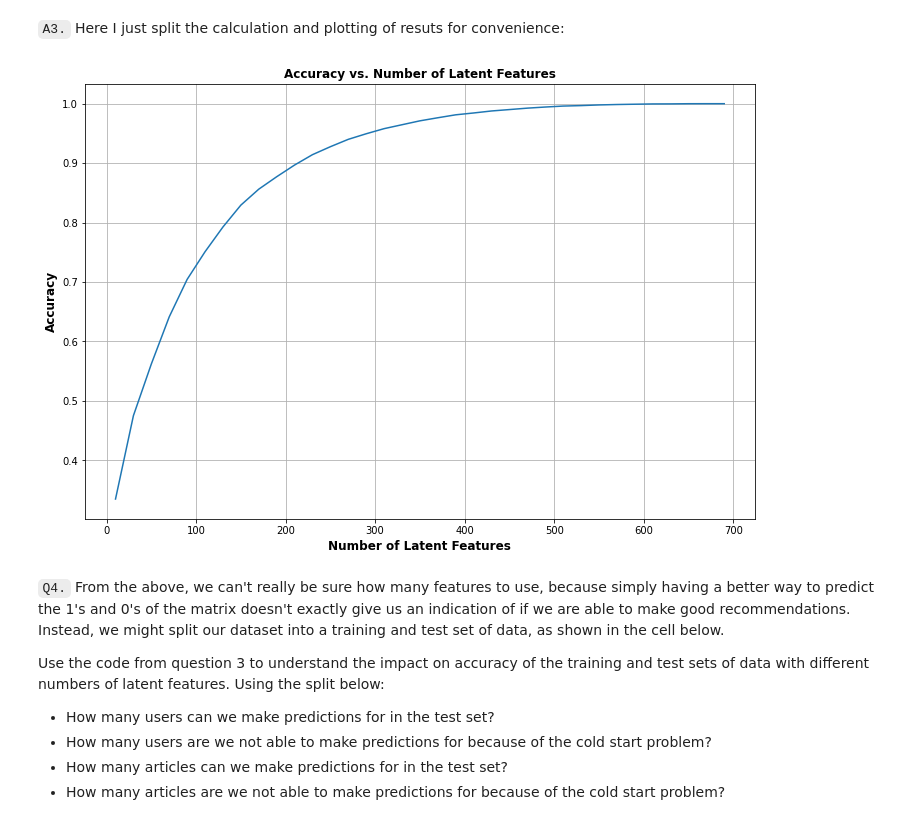
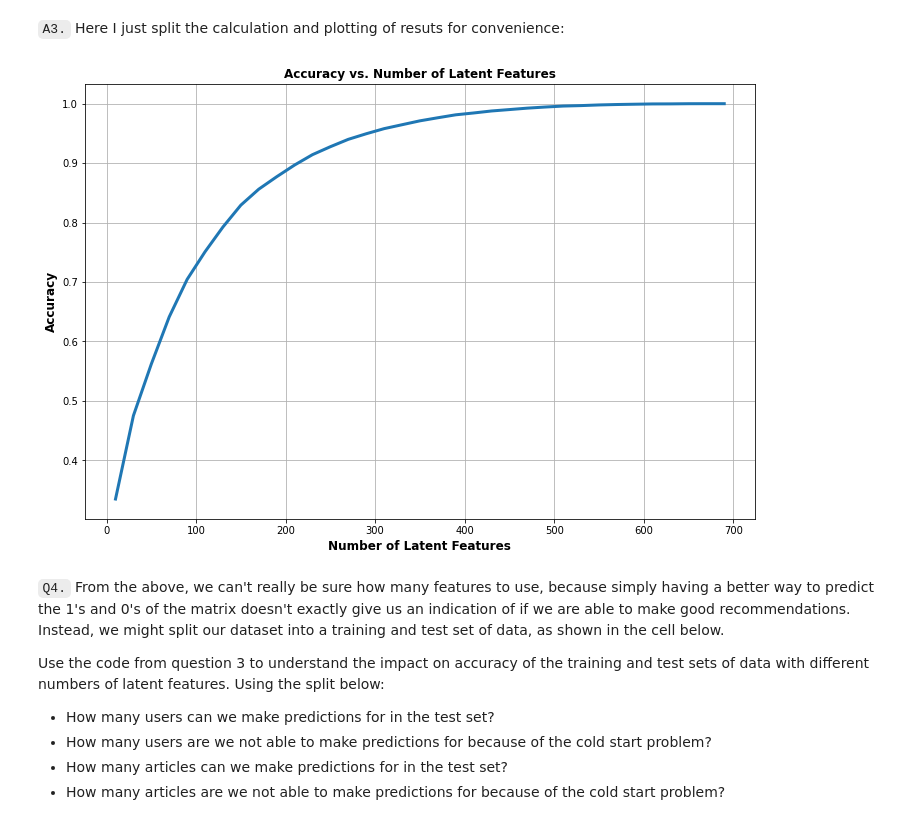
Before and after one commit to Data-Science-NDegree-MRusso/DSND-P5-Recommendation-Engine, a Jupyter notebook: Recommendations_with_IBM.ipynb, the cells around one changed output. Drawn from its saved outputs; the diff is of its cells as text; code cells hidden in the pictures.

```diff
--- a/Recommendations_with_IBM.ipynb
+++ b/Recommendations_with_IBM.ipynb
@@ -864,12 +864,12 @@ user_item_matrix.head()
 5 rows × 714 columns
 # %%
 # Option 2: Load the matrix from a pikle file
-user_item_matrix = pd.read_pickle('./data/user_item_matrix.p')
-user_item_matrix.head()
+# user_item_matrix = pd.read_pickle('./data/user_item_matrix.p')
+# user_item_matrix.head()
 # %% [markdown]
 `Q2.` In this situation, you can use Singular Value Decomposition from [numpy](https://docs.scipy.org/doc/numpy-1.14.0/reference/generated/numpy.linalg.svd.html) on the user-item matrix.  Use the cell to perform SVD, and explain why this is different than in the lesson.
 # %%
 # Perform SVD on the User-Item Matrix using the built-in function to get the three matrices
-u, s, vt = np.linalg.svd(user_item_matrix)
+u, s, vt = np.linalg.svd(user_item_matrix, full_matrices = False)
 s.shape, u.shape, vt.shape
 # %% [output]
@@ -901,13 +901,13 @@ for k in num_latent_feats:
 # %%
 # Plot results
 plt.figure(figsize=(12, 8))
-plt.plot(num_latent_feats, 1 - np.array(sum_errs)/df.shape[0]);
+plt.plot(num_latent_feats, 1 - np.array(sum_errs)/df.shape[0], linewidth = 3);
 plt.xlabel('Number of Latent Features', fontweight='bold', fontsize=12);
 plt.ylabel('Accuracy', fontweight='bold', fontsize=12);
 plt.title('Accuracy vs. Number of Latent Features', fontweight='bold', fontsize=12);
 plt.grid()
 # %% [output]
-[figure, old version]
+[figure, new version]
 # %% [markdown]
 `Q4.` From the above, we can't really be sure how many features to use, because simply having a better way to predict the 1's and 0's of the matrix doesn't exactly give us an indication of if we are able to make good recommendations.  Instead, we might split our dataset into a training and test set of data, as shown in the cell below.
 
```
Also changed, not shown: parts of 19 cells of this notebook, 1 other file.
